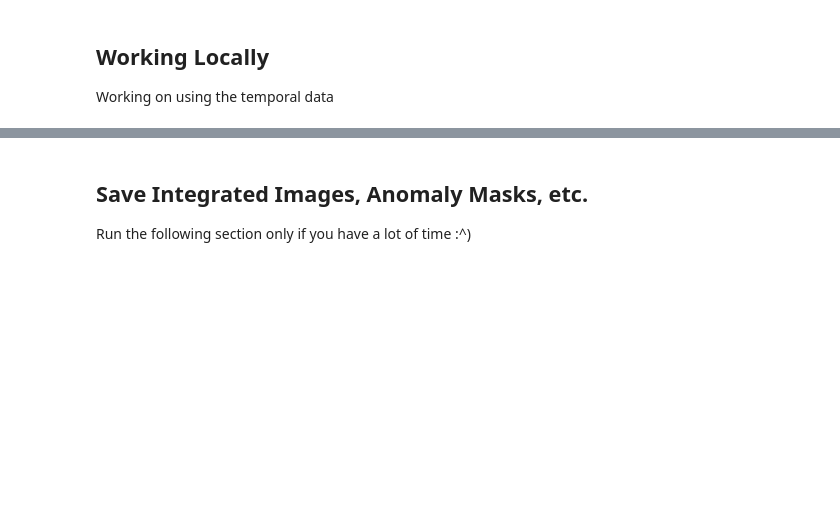
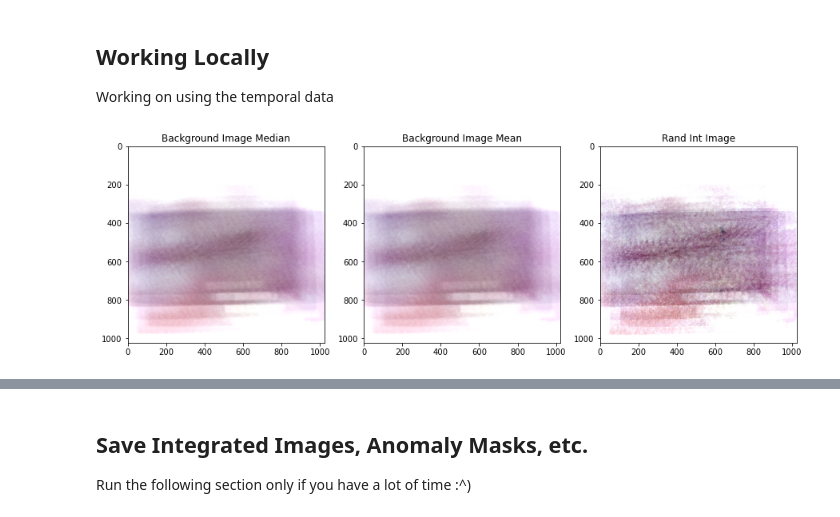
Before and after one commit to cwittwer/CV_Lab_Group_Project, a Jupyter notebook: 3_project/cleaner.ipynb, the cells around one changed output, grey strips where cells are left out. Saved outputs shown, nothing was run; the diff lists cells and outputs as text; code cells hidden in the pictures; blank space fills up the shorter version.

```diff
--- a/3_project/cleaner.ipynb
+++ b/3_project/cleaner.ipynb
@@ -762,3 +924,6 @@ for folder, list in img_lists.items():
 # %%
-def get_background(images):
-    return np.median(images, axis=0).astype(np.uint8)
+def get_background_median(images):
+    return np.median(images,axis=0).astype(np.uint8)
+
+def get_background_mean(images):
+    return np.mean(images,axis=0).astype(np.uint8)
@@ -764,0 +959,59 @@ def get_background(images):
+# %%
+MASK = 'data/mask.png'
+IMAGE_FOLDER = 'data_combined/validation'
+NP_FOLDER = 'numpy_masks/validation'
+
+mask = cv2.imread(MASK,0)
+
+integrated_images, warped_images_ = read_images(IMAGE_FOLDER, mask,integrated_only=True)
+anomaly_masks = read_anomaly_masks(IMAGE_FOLDER, integrated_only=True)
+image_masks = read_image_masks(IMAGE_FOLDER, integrated_only=True)
+np_masks = read_numpy_masks(NP_FOLDER, integrated_only=True)
+
+all_int_images = []
+all_anomaly_masks = []
+all_image_masks = []
+all_np_masks = []
+
+for folder, time_step_dict in integrated_images.items(): #folder=folder name
+    for time_step, img_dict in time_step_dict.items(): #time_step = integer of time step in folder 0-6
+        for _, img in img_dict.items(): # _ = integrated image name / img is integrate image
+            all_int_images.append(img)
+
+for folder, time_step_dict in anomaly_masks.items(): #folder=folder name
+    for time_step, img_dict in time_step_dict.items(): #time_step = integer of time step in folder 0-6
+        for _, img in img_dict.items(): # _ = anomaly mask name / img is anomaly mask
+            all_anomaly_masks.append(img)
+
+for folder, time_step_dict in image_masks.items(): #folder=folder name
+    for time_step, img_dict in time_step_dict.items(): #time_step = integer of time step in folder 0-6
+        for _, img in img_dict.items(): # _ = mask name / img is image masks
+            all_image_masks.append(img)
+
+for folder, time_step_dict in np_masks.items(): #folder=folder name
+    for time_step, img_dict in time_step_dict.items(): #time_step = integer of time step in folder 0-6
+        for _, img in img_dict.items(): # _ = np array name / img is np array
+            all_np_masks.append(img)
+
+back_med = get_background_median(all_int_images)
+back_mean = get_background_median(all_int_images)
+background_med = preprocess([back_med])
+background_mean = preprocess([back_mean])
+img = preprocess(all_int_images)
+
+#display_images(img,figsize=(7,11))
+
+fig = plt.figure(figsize=(15,7))
+ax1 = fig.add_subplot(131)
+ax1.imshow(background_med[0],cmap='Greys_r')
+ax1.title.set_text("Background Image Median")
+
+ax2 = fig.add_subplot(132)
+ax2.imshow(background_mean[0],cmap='Greys_r')
+ax2.title.set_text("Background Image Mean")
+
+ax3 = fig.add_subplot(133)
+ax3.imshow(img[10],cmap='Greys_r')
+ax3.title.set_text("Rand Int Image")
+# %% [output]
+[figure, added]
```
Also changed, not shown: parts of 7 cells of this notebook.
